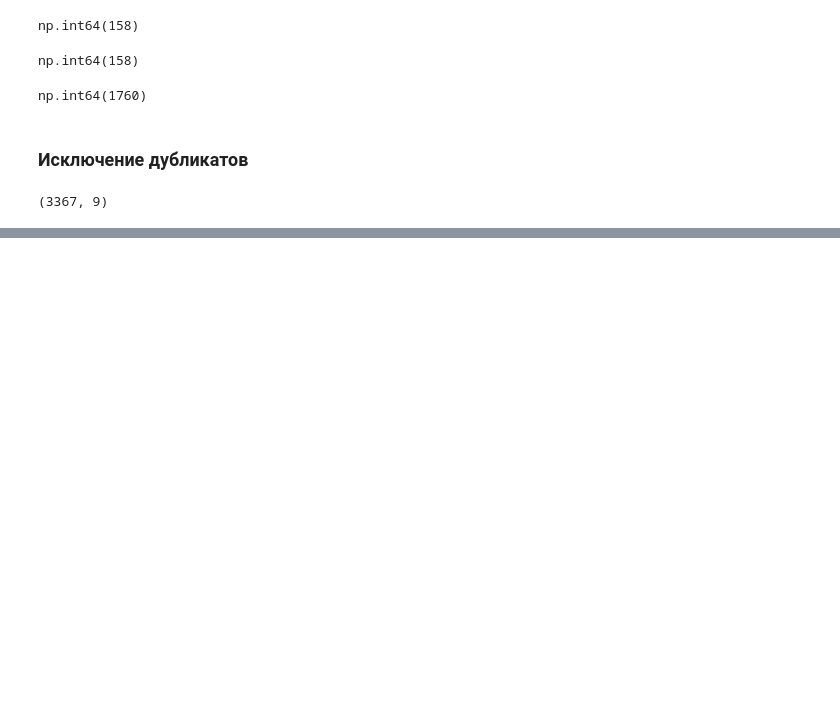
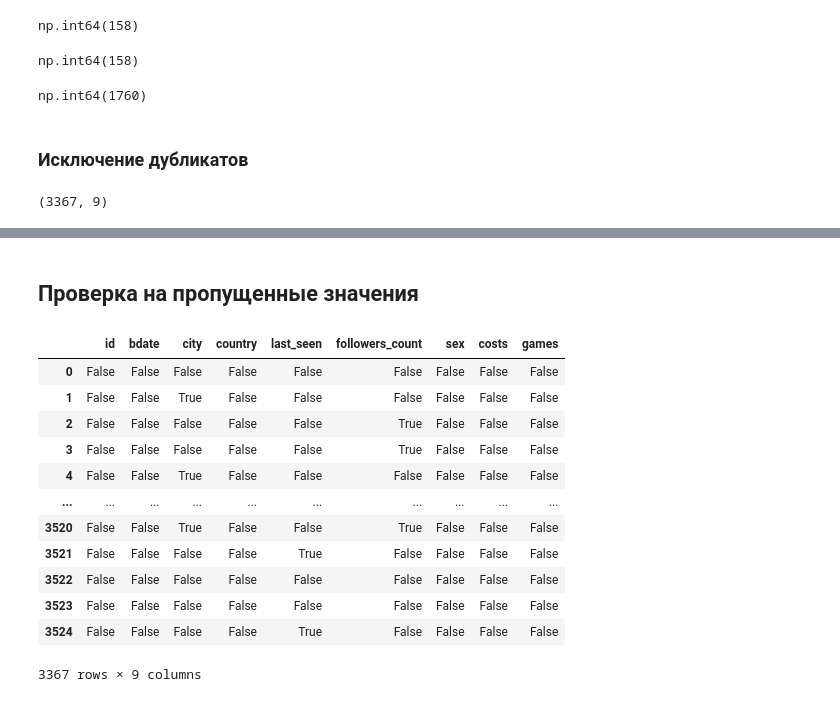
Before and after one commit to iKREISHI/learn-data-cleaning, a Jupyter notebook: src/pract1/data_cleaning.ipynb, the cells around one changed output, grey strips where cells are left out. Drawn from its saved outputs; the diff is of its cells as text; code cells hidden in the pictures; blank space fills up the shorter version.

```diff
--- a/src/pract1/data_cleaning.ipynb
+++ b/src/pract1/data_cleaning.ipynb
@@ -193,0 +205,19 @@ df_copy.shape
+# %% [markdown]
+## Проверка на пропущенные значения
+# %%
+# проверка на пропущенные значения: выдает объект DataFrame с булевыми значениями True/False
+df_copy.isna()
+# %% [output]
+|  | id | bdate | city | country | last_seen | followers_count | sex | costs | games |
+| 0 | False | False | False | False | False | False | False | False | False |
+| 1 | False | False | True | False | False | False | False | False | False |
+| 2 | False | False | False | False | False | True | False | False | False |
+| 3 | False | False | False | False | False | True | False | False | False |
+| 4 | False | False | True | False | False | False | False | False | False |
+| ... | ... | ... | ... | ... | ... | ... | ... | ... | ... |
+| 3520 | False | False | True | False | False | True | False | False | False |
+| 3521 | False | False | False | False | True | False | False | False | False |
+| 3522 | False | False | False | False | False | False | False | False | False |
+| 3523 | False | False | False | False | False | False | False | False | False |
+| 3524 | False | False | False | False | True | False | False | False | False |
+3367 rows × 9 columns
```
Also changed, not shown: parts of 76 cells of this notebook.
